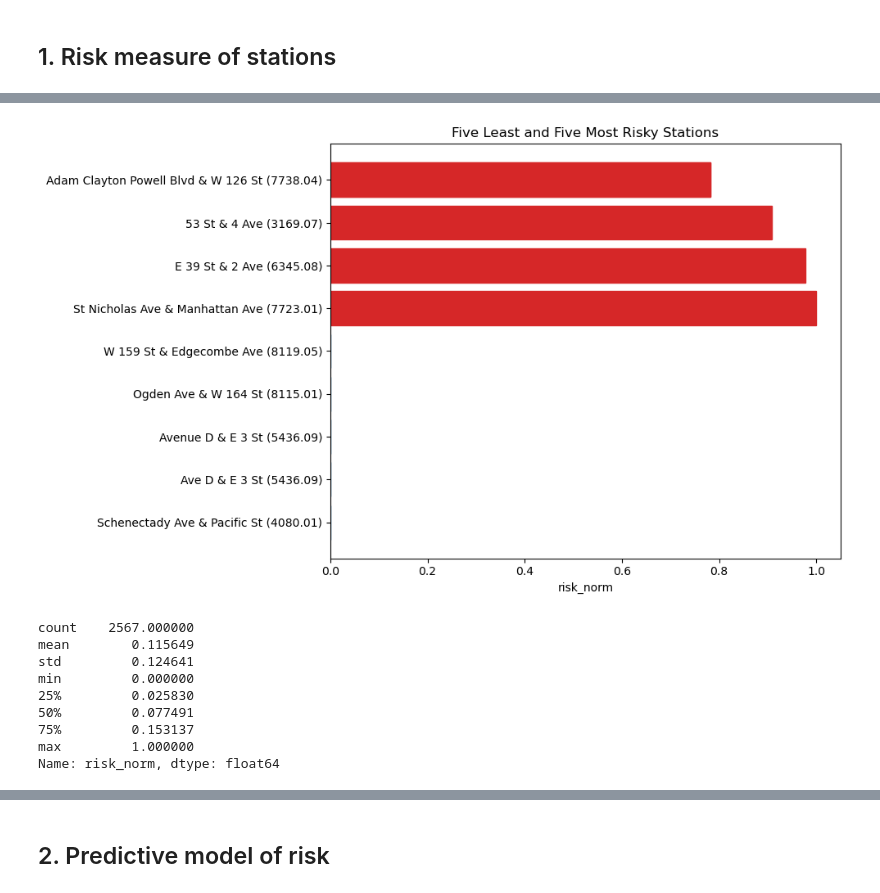
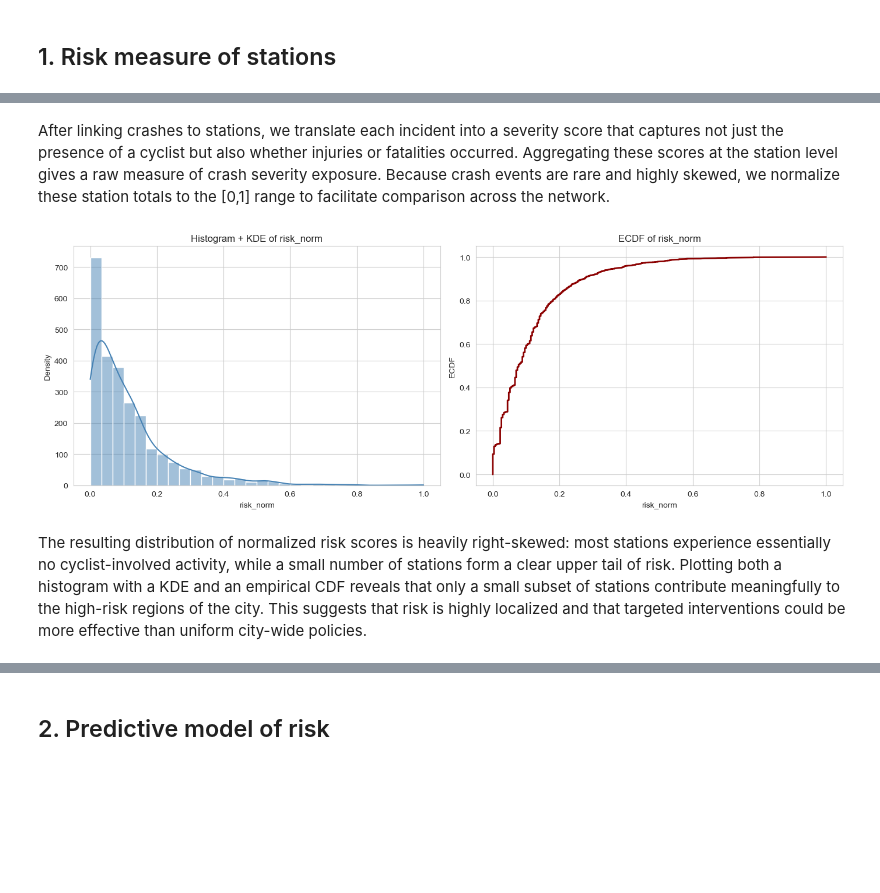
Before and after one commit to armoutihansen/DSC, a Jupyter notebook: notebooks/risk_analysis.ipynb, the cells around one changed output, grey strips where cells are left out. Saved outputs shown, nothing was run; the diff lists cells and outputs as text; code cells hidden in the pictures; blank space fills up the shorter version.

Commit message:
Working on risk analysis

```diff
--- a/notebooks/risk_analysis.ipynb
+++ b/notebooks/risk_analysis.ipynb
@@ -8,5 +8,14 @@ The purpose of this section is to combine the CitiBike trip data with the NYC co
 2. Create a model capable of predicting the risk associated with a ride from a particular station at a particular time.
     - Such a model is helpful for an insurance company to assess risk when providing ride insurance.
     - In turn, this may be integrated into the pricing strategy, so that the insurance pricing can depend on the station and time.
+# %%
+# Imports
+import pandas as pd
+import duckdb
+from sklearn.neighbors import BallTree
+import numpy as np
+import matplotlib.pyplot as plt
+import seaborn as sns
+sns.set_style("whitegrid")
 # %% [markdown]
 ## 1. Risk measure of stations
@@ -140,22 +121,0 @@ plot_df = pd.concat([least5, most5], ignore_index=True)
-# %%
-plt.figure(figsize=(10, 6))
-
-# Horizontal bar plot
-y_labels = plot_df["station_name"] + " (" + plot_df["station_id"].astype(str) + ")"
-x_vals = plot_df[risk_col]
-
-bars = plt.barh(y_labels, x_vals)
-
-# Optional: color least vs most differently (first 5 = least, last 5 = most)
-for i, bar in enumerate(bars):
-    if i < 5:
-        bar.set_color("tab:blue")   # least risky
-    else:
-        bar.set_color("tab:red")    # most risky
-
-plt.xlabel(risk_col)
-plt.title("Five Least and Five Most Risky Stations")
-plt.tight_layout()
-plt.show()
-# %% [output]
-[figure, removed]
@@ -202,12 +121,0 @@ m.save("station_risk_map.html")
-# %%
-stations_with_risk["risk_norm"].describe()
-# %% [output]
-count    2567.000000
-mean        0.115649
-std         0.124641
-min         0.000000
-25%         0.025830
-50%         0.077491
-75%         0.153137
-max         1.000000
-Name: risk_norm, dtype: float64
@@ -250,3 +122,38 @@ m.save("station_risk_map_2.html")
+# %% [markdown]
+After linking crashes to stations, we translate each incident into a severity score that captures not just the presence of a cyclist but also whether injuries or fatalities occurred. Aggregating these scores at the station level gives a raw measure of crash severity exposure. Because crash events are rare and highly skewed, we normalize these station totals to the [0,1] range to facilitate comparison across the network.
+# %%
+# Visualize the distribution of risk_norm
+vals = stations_with_risk["risk_norm"].values
+
+
+fig, axes = plt.subplots(1, 2, figsize=(14, 5))
+
+# --------------------------------------------
+# LEFT: Histogram + KDE
+# --------------------------------------------
+sns.histplot(vals, bins=30, kde=True, ax=axes[0], color="steelblue")
+axes[0].set_xlabel("risk_norm")
+axes[0].set_ylabel("Density")
+axes[0].set_title("Histogram + KDE of risk_norm")
+
+# --------------------------------------------
+# RIGHT: ECDF
+# --------------------------------------------
+sorted_vals = np.sort(vals)
+ecdf = np.linspace(0, 1, len(sorted_vals))
+
+axes[1].plot(sorted_vals, ecdf, color="darkred", lw=2)
+axes[1].set_xlabel("risk_norm")
+axes[1].set_ylabel("ECDF")
+axes[1].set_title("ECDF of risk_norm")
+axes[1].grid(True)
+
+plt.tight_layout()
+plt.show()
+# %% [output]
+[figure, added]
+# %% [markdown]
+The resulting distribution of normalized risk scores is heavily right-skewed: most stations experience essentially no cyclist-involved activity, while a small number of stations form a clear upper tail of risk. Plotting both a histogram with a KDE and an empirical CDF reveals that only a small subset of stations contribute meaningfully to the high-risk regions of the city. This suggests that risk is highly localized and that targeted interventions could be more effective than uniform city-wide policies.
 # %%
 risky_threshold = stations_with_risk["risk_norm"].quantile(0.95)
 risky = stations_with_risk.loc[stations_with_risk["risk_norm"] >= risky_threshold].copy()
```
Also changed, not shown: parts of 14 cells of this notebook, 1 other file.
